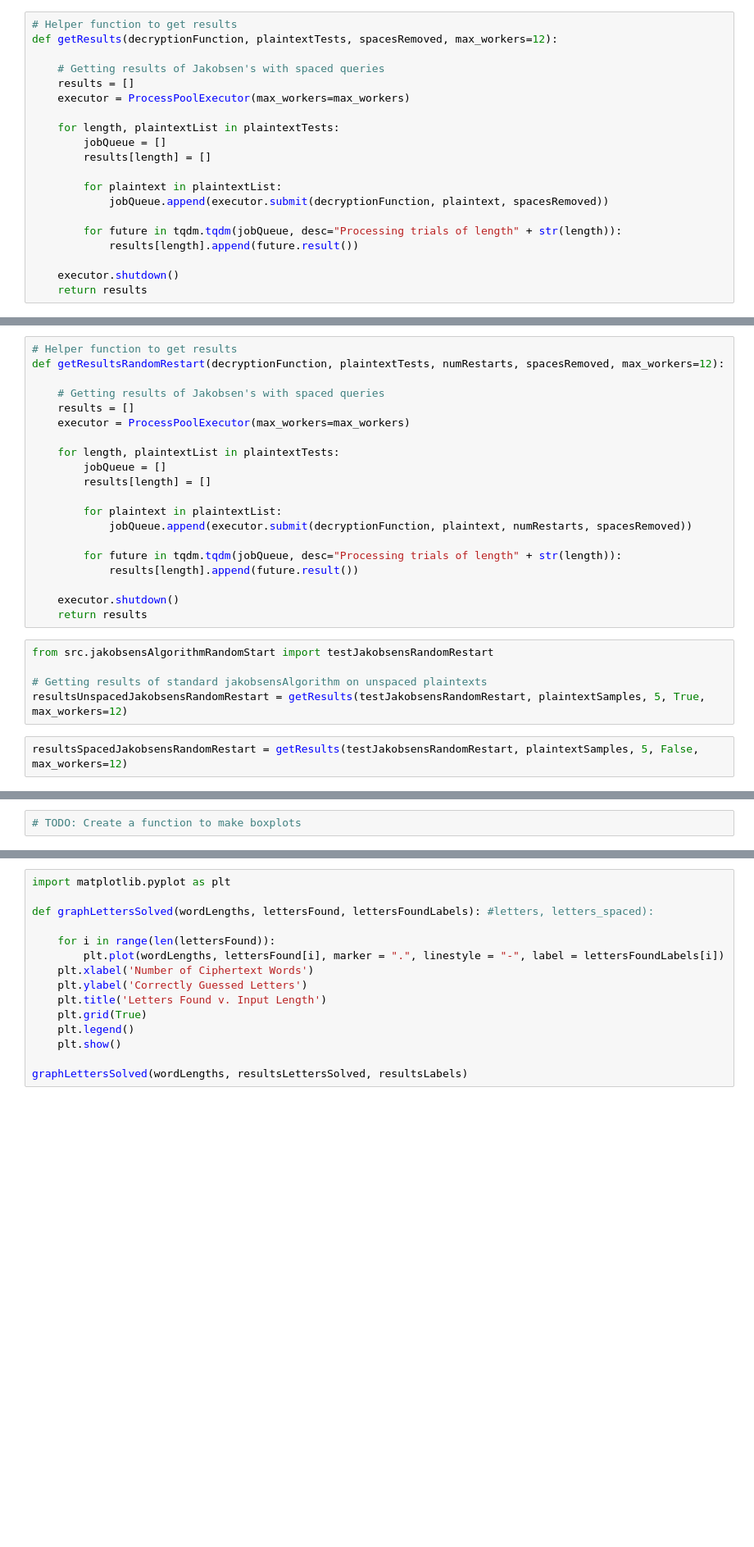
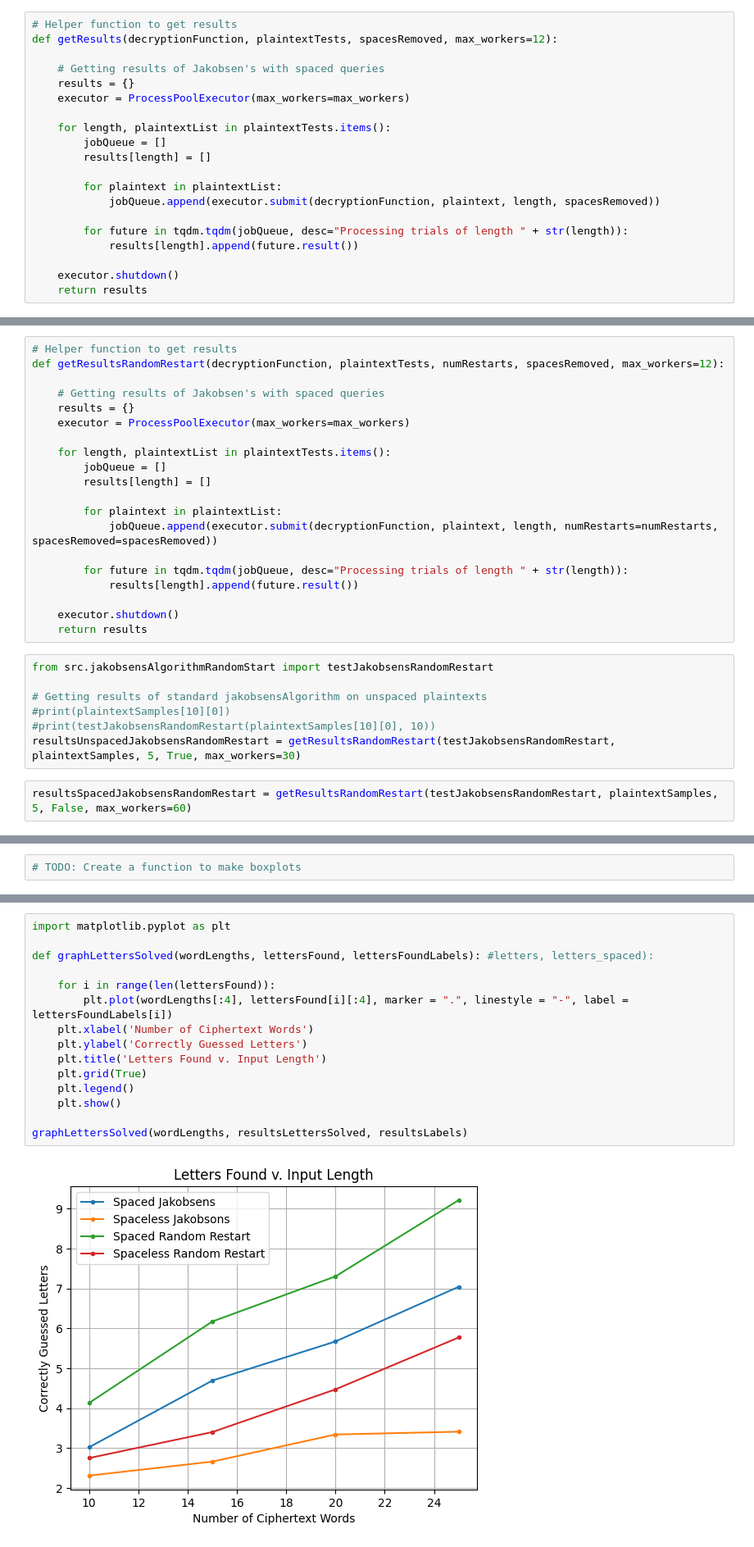
Before and after one commit to jkszan/formalized-cryptograph-solver, a Jupyter notebook: visualizations.ipynb, the cells around one changed output, grey strips where cells are left out. Shown at 82% size. Saved outputs shown, nothing was run; the diff lists cells and outputs as text; blank space fills up the shorter version.

Commit message:
Finishing up Visualizations

```diff
--- a/visualizations.ipynb
+++ b/visualizations.ipynb
@@ -41,17 +43,17 @@ print(str(numberOfTrials), "plaintext samples gathered for lengths", ", ".join(w
 def getResults(decryptionFunction, plaintextTests, spacesRemoved, max_workers=12):
 
     # Getting results of Jakobsen's with spaced queries
-    results = []
+    results = {}
     executor = ProcessPoolExecutor(max_workers=max_workers)
 
-    for length, plaintextList in plaintextTests:
+    for length, plaintextList in plaintextTests.items():
         jobQueue = []
         results[length] = []
 
         for plaintext in plaintextList:
-            jobQueue.append(executor.submit(decryptionFunction, plaintext, spacesRemoved))
+            jobQueue.append(executor.submit(decryptionFunction, plaintext, length, spacesRemoved))
 
-        for future in tqdm.tqdm(jobQueue, desc="Processing trials of length" + str(length)):
+        for future in tqdm.tqdm(jobQueue, desc="Processing trials of length " + str(length)):
             results[length].append(future.result())
 
     executor.shutdown()
@@ -67,17 +73,17 @@ resultsUnspacedJakobsens = getResults(testJakobsens, plaintextSamples, True, max
 def getResultsRandomRestart(decryptionFunction, plaintextTests, numRestarts, spacesRemoved, max_workers=12):
 
     # Getting results of Jakobsen's with spaced queries
-    results = []
+    results = {}
     executor = ProcessPoolExecutor(max_workers=max_workers)
 
-    for length, plaintextList in plaintextTests:
+    for length, plaintextList in plaintextTests.items():
         jobQueue = []
         results[length] = []
 
         for plaintext in plaintextList:
-            jobQueue.append(executor.submit(decryptionFunction, plaintext, numRestarts, spacesRemoved))
+            jobQueue.append(executor.submit(decryptionFunction, plaintext, length, numRestarts=numRestarts, spacesRemoved=spacesRemoved))
 
-        for future in tqdm.tqdm(jobQueue, desc="Processing trials of length" + str(length)):
+        for future in tqdm.tqdm(jobQueue, desc="Processing trials of length " + str(length)):
             results[length].append(future.result())
 
     executor.shutdown()
@@ -86,6 +92,8 @@ def getResultsRandomRestart(decryptionFunction, plaintextTests, numRestarts, spa
 from src.jakobsensAlgorithmRandomStart import testJakobsensRandomRestart
 
 # Getting results of standard jakobsensAlgorithm on unspaced plaintexts
-resultsUnspacedJakobsensRandomRestart = getResults(testJakobsensRandomRestart, plaintextSamples, 5, True, max_workers=12)
+#print(plaintextSamples[10][0])
+#print(testJakobsensRandomRestart(plaintextSamples[10][0], 10))
+resultsUnspacedJakobsensRandomRestart = getResultsRandomRestart(testJakobsensRandomRestart, plaintextSamples, 5, True, max_workers=30)
 # %%
-resultsSpacedJakobsensRandomRestart = getResults(testJakobsensRandomRestart, plaintextSamples, 5, False, max_workers=12)
+resultsSpacedJakobsensRandomRestart = getResultsRandomRestart(testJakobsensRandomRestart, plaintextSamples, 5, False, max_workers=60)
@@ -129,18 +138,20 @@ for resultsDict in resultsDictionaries:
 # %%
 import matplotlib.pyplot as plt
 
 def graphLettersSolved(wordLengths, lettersFound, lettersFoundLabels): #letters, letters_spaced):
 
     for i in range(len(lettersFound)):
-        plt.plot(wordLengths, lettersFound[i], marker = ".", linestyle = "-", label = lettersFoundLabels[i])
+        plt.plot(wordLengths[:4], lettersFound[i][:4], marker = ".", linestyle = "-", label = lettersFoundLabels[i])
     plt.xlabel('Number of Ciphertext Words')
     plt.ylabel('Correctly Guessed Letters')
     plt.title('Letters Found v. Input Length')
     plt.grid(True)
     plt.legend()
     plt.show()
 
 graphLettersSolved(wordLengths, resultsLettersSolved, resultsLabels)
+# %% [output]
+[figure, added]
 # %%
 import matplotlib.pyplot as plt
 
```
Also changed, not shown: parts of 13 cells of this notebook, 4 other files.
